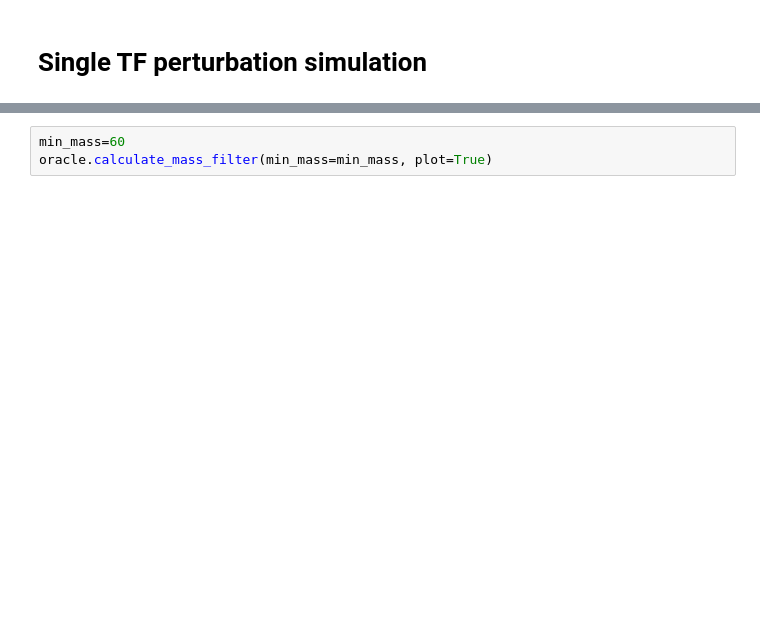
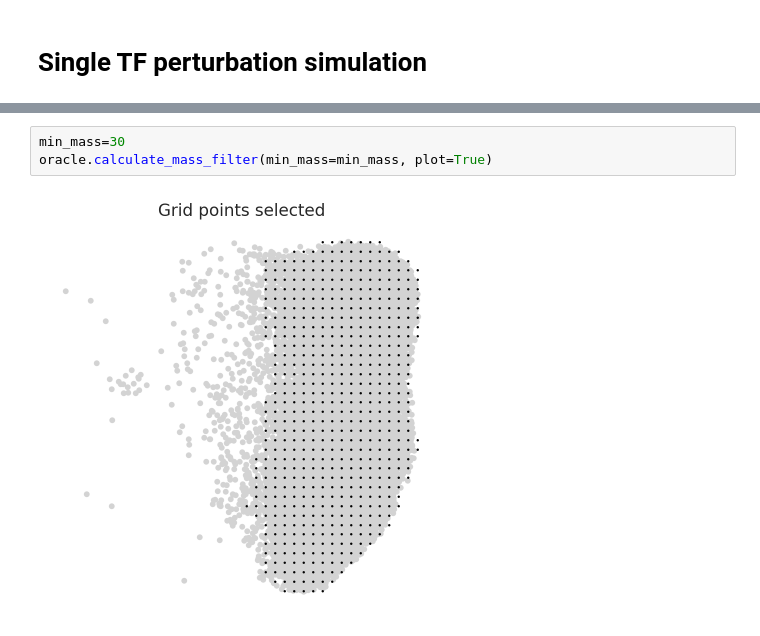
Before and after one commit to sachha-naksha/TA_muscle_ageing, a Jupyter notebook: py_scripts/grn_inference/4_TF_KO_sim.ipynb, the cells around one changed output, grey strips where cells are left out. Cells and saved outputs as stored; diff of their text form; blank space fills up the shorter version.

```diff
--- a/py_scripts/grn_inference/4_TF_KO_sim.ipynb
+++ b/py_scripts/grn_inference/4_TF_KO_sim.ipynb
@@ -153,6 +140,8 @@ oracle.suggest_mass_thresholds(n_suggestion=12)
 # %%
-min_mass=60
+min_mass=30
 oracle.calculate_mass_filter(min_mass=min_mass, plot=True)
+# %% [output]
+[figure, added]
 # %%
 scale_simulation=15
 
```
Also changed, not shown: parts of 20 cells of this notebook, 1 other file.
